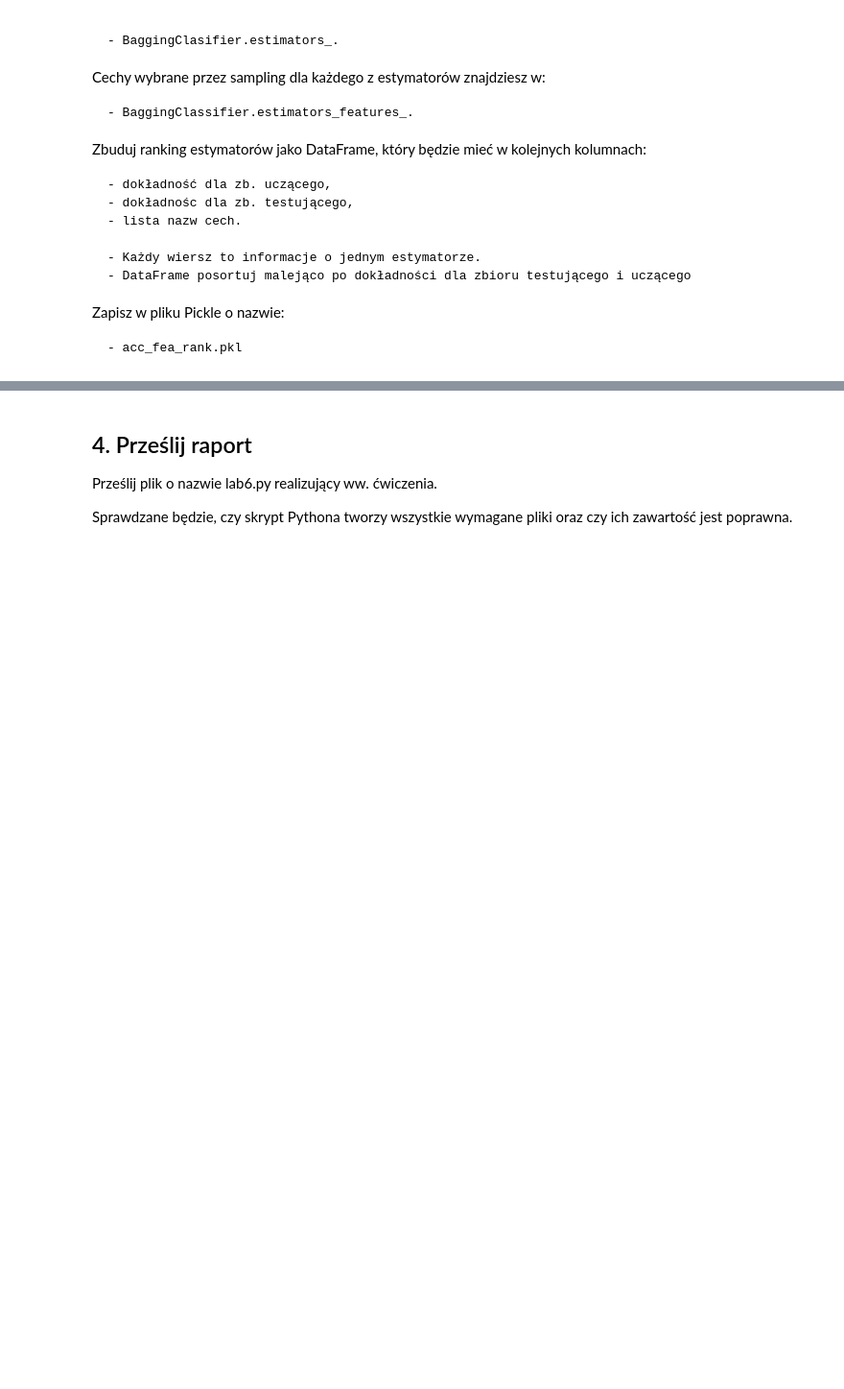
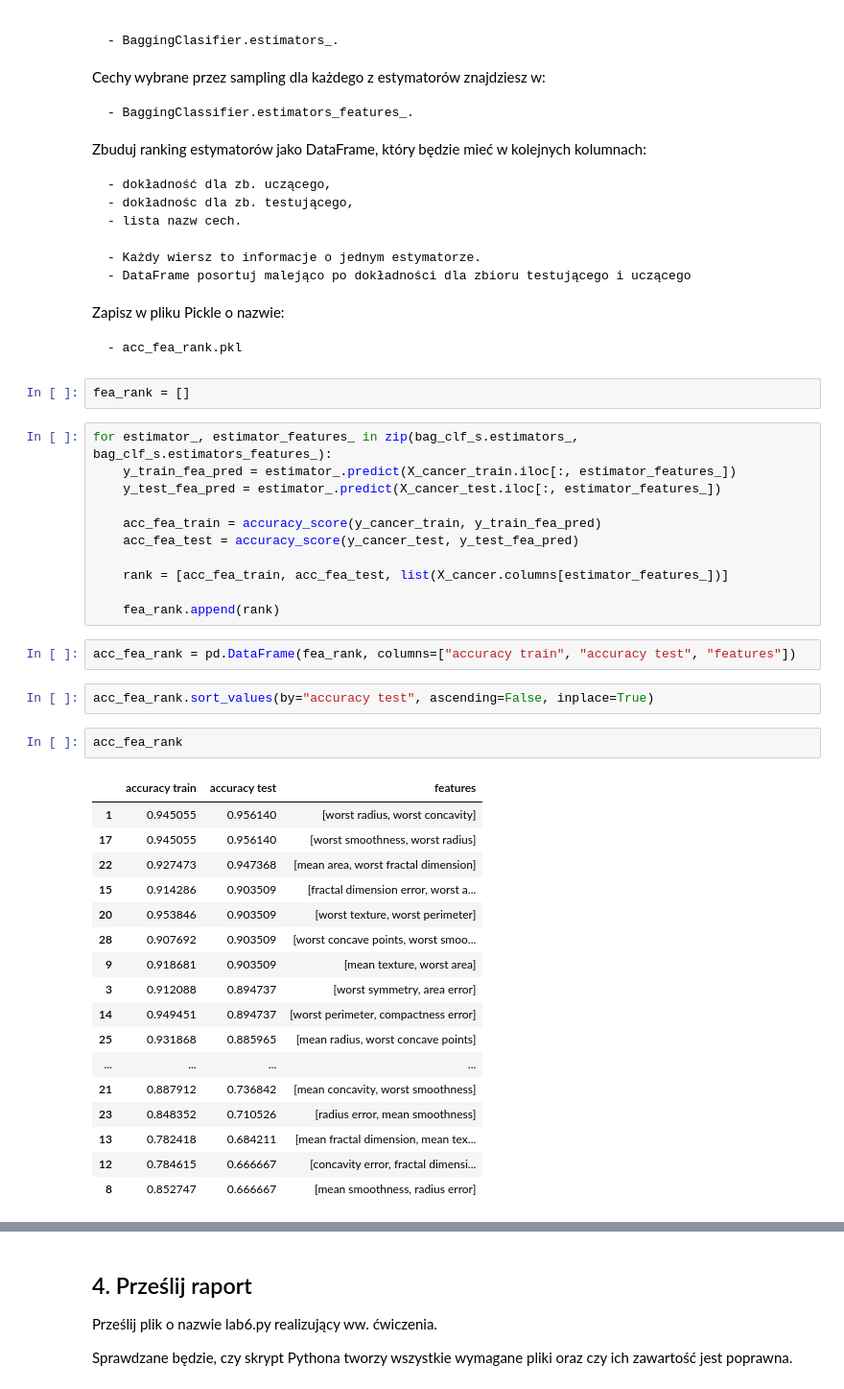
Before and after one commit to anetaap/Machine_Learning, a Jupyter notebook: lab6/lab6.ipynb, the cells around one changed output, grey strips where cells are left out. Shown: that part at 96% size. Drawn from its saved outputs; the diff is of its cells as text; blank space fills up the shorter version.

```diff
--- a/lab6/lab6.ipynb
+++ b/lab6/lab6.ipynb
@@ -314,3 +313,40 @@ Zbuduj ranking estymatorów jako DataFrame, który będzie mieć w kolejnych kol
 Zapisz w pliku Pickle o nazwie:
 
     - acc_fea_rank.pkl
+# %%
+fea_rank = []
+# %%
+for estimator_, estimator_features_ in zip(bag_clf_s.estimators_, bag_clf_s.estimators_features_):
+    y_train_fea_pred = estimator_.predict(X_cancer_train.iloc[:, estimator_features_])
+    y_test_fea_pred = estimator_.predict(X_cancer_test.iloc[:, estimator_features_])
+
+    acc_fea_train = accuracy_score(y_cancer_train, y_train_fea_pred)
+    acc_fea_test = accuracy_score(y_cancer_test, y_test_fea_pred)
+
+    rank = [acc_fea_train, acc_fea_test, list(X_cancer.columns[estimator_features_])]
+
+    fea_rank.append(rank)
+# %%
+acc_fea_rank = pd.DataFrame(fea_rank, columns=["accuracy train", "accuracy test", "features"])
+# %%
+acc_fea_rank.sort_values(by="accuracy test", ascending=False, inplace=True)
+# %%
+acc_fea_rank
+# %% [output]
+|  | accuracy train | accuracy test | features |
+| 1 | 0.945055 | 0.956140 | [worst radius, worst concavity] |
+| 17 | 0.945055 | 0.956140 | [worst smoothness, worst radius] |
+| 22 | 0.927473 | 0.947368 | [mean area, worst fractal dimension] |
+| 15 | 0.914286 | 0.903509 | [fractal dimension error, worst a... |
+| 20 | 0.953846 | 0.903509 | [worst texture, worst perimeter] |
+| 28 | 0.907692 | 0.903509 | [worst concave points, worst smoo... |
+| 9 | 0.918681 | 0.903509 | [mean texture, worst area] |
+| 3 | 0.912088 | 0.894737 | [worst symmetry, area error] |
+| 14 | 0.949451 | 0.894737 | [worst perimeter, compactness error] |
+| 25 | 0.931868 | 0.885965 | [mean radius, worst concave points] |
+| ... | ... | ... | ... |
+| 21 | 0.887912 | 0.736842 | [mean concavity, worst smoothness] |
+| 23 | 0.848352 | 0.710526 | [radius error, mean smoothness] |
+| 13 | 0.782418 | 0.684211 | [mean fractal dimension, mean tex... |
+| 12 | 0.784615 | 0.666667 | [concavity error, fractal dimensi... |
+| 8 | 0.852747 | 0.666667 | [mean smoothness, radius error] |
```
Also changed, not shown: parts of 5 cells of this notebook, 6 other files.
